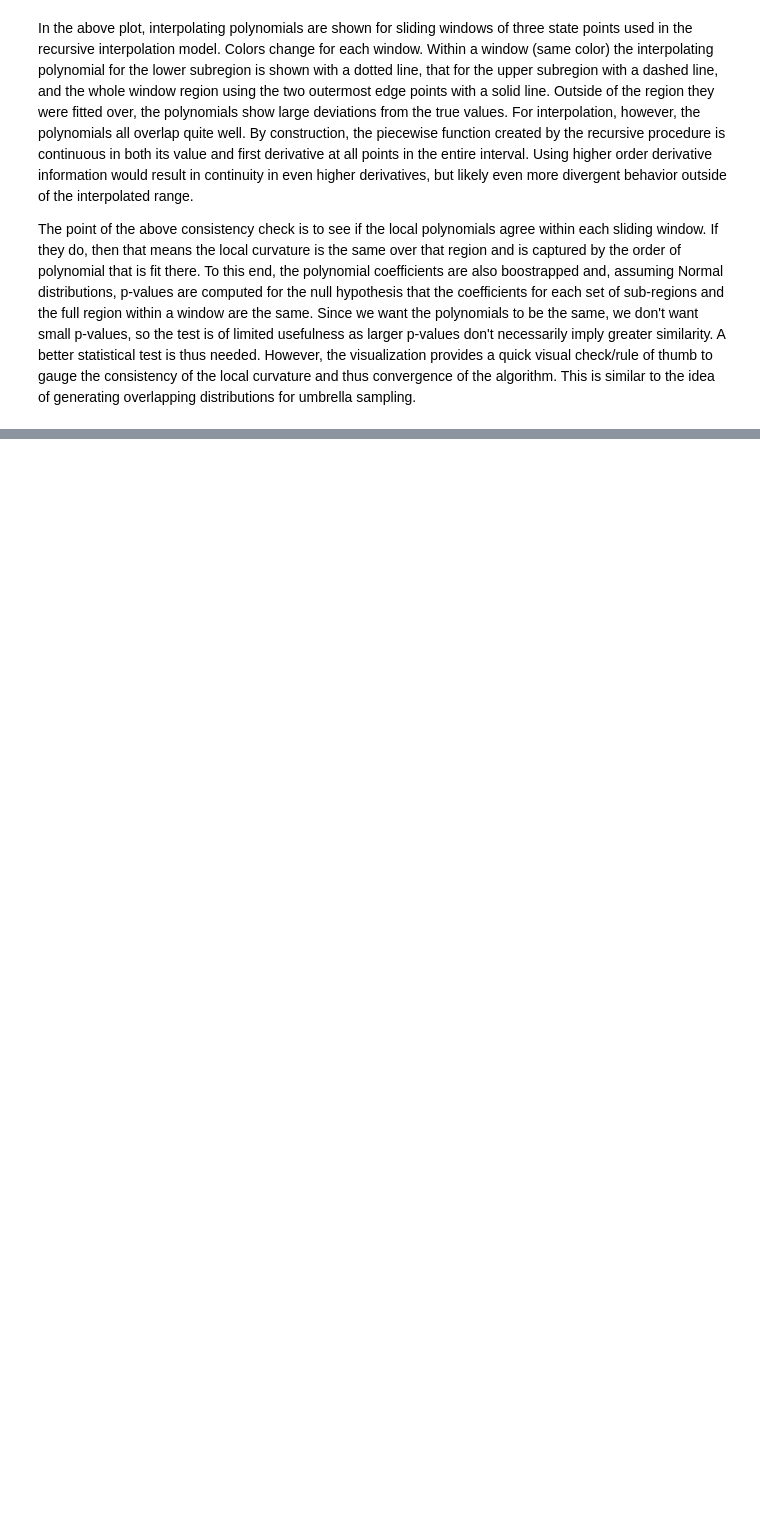
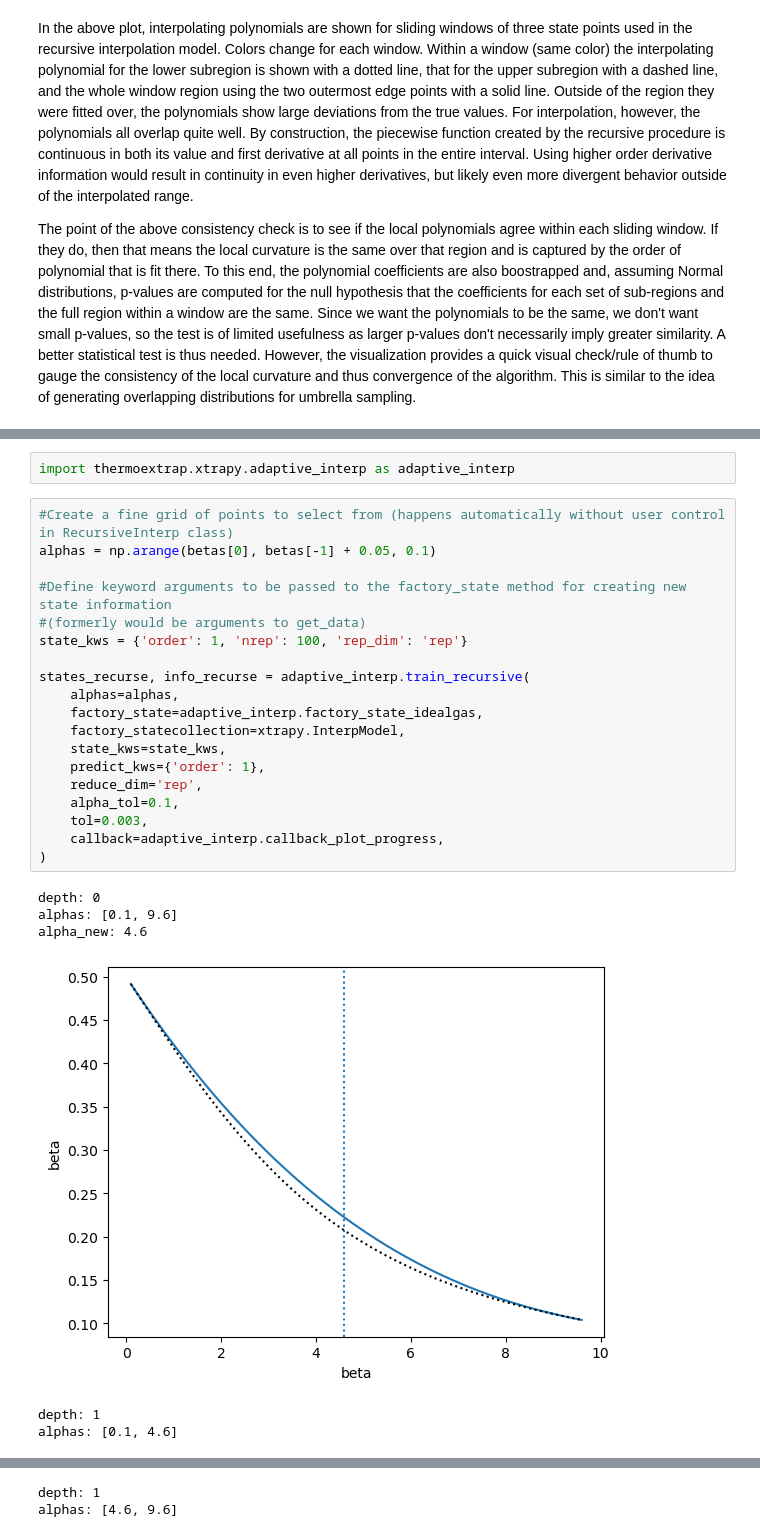
Before and after one commit to usnistgov/thermoextrap, a Jupyter notebook: notebooks/Temperature_Interp.ipynb, the cells around one changed output, grey strips where cells are left out. Drawn from its saved outputs; the diff is of its cells as text; blank space fills up the shorter version.

```diff
--- a/notebooks/Temperature_Interp.ipynb
+++ b/notebooks/Temperature_Interp.ipynb
@@ -219,0 +231,28 @@ The point of the above consistency check is to see if the local polynomials agre
+# %%
+import thermoextrap.xtrapy.adaptive_interp as adaptive_interp
+# %%
+#Create a fine grid of points to select from (happens automatically without user control in RecursiveInterp class)
+alphas = np.arange(betas[0], betas[-1] + 0.05, 0.1)
+
+#Define keyword arguments to be passed to the factory_state method for creating new state information
+#(formerly would be arguments to get_data)
+state_kws = {'order': 1, 'nrep': 100, 'rep_dim': 'rep'}
+
+states_recurse, info_recurse = adaptive_interp.train_recursive(
+    alphas=alphas,
+    factory_state=adaptive_interp.factory_state_idealgas,
+    factory_statecollection=xtrapy.InterpModel,
+    state_kws=state_kws,
+    predict_kws={'order': 1},
+    reduce_dim='rep',
+    alpha_tol=0.1,
+    tol=0.003,
+    callback=adaptive_interp.callback_plot_progress,
+)
+# %% [output]
+depth: 0
+alphas: [0.1, 9.6]
+alpha_new: 4.6
+[figure, added]
+depth: 1
+alphas: [0.1, 4.6]
@@ -219,0 +260,2 @@ The point of the above consistency check is to see if the local polynomials agre
+depth: 1
+alphas: [4.6, 9.6]
```
Also changed, not shown: parts of 12 cells of this notebook.
